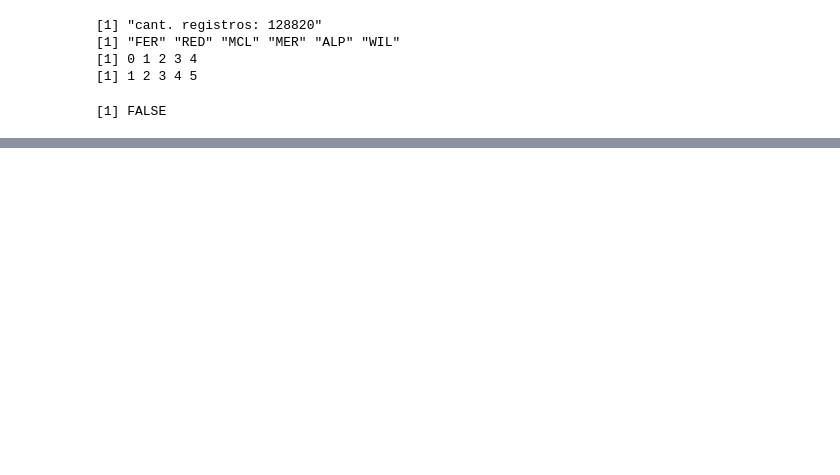
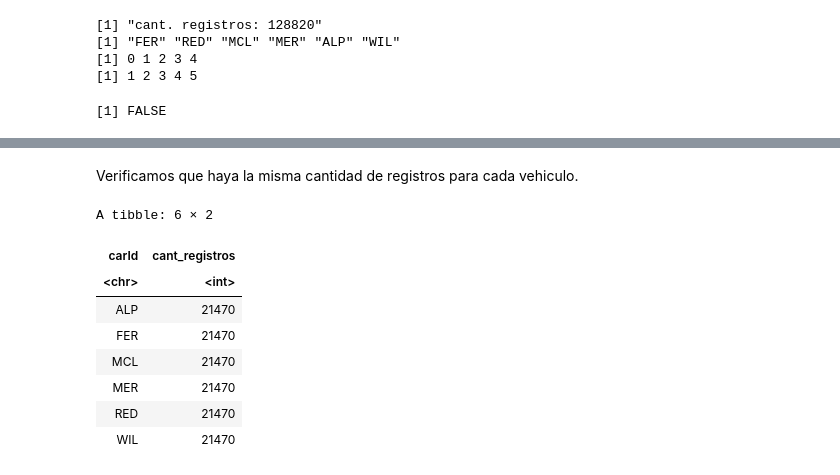
Before and after one commit to LuppeCh/F1EDA, a Jupyter notebook: Exploración_de_Datos_Trabajo_Final.ipynb, the cells around one changed output, grey strips where cells are left out. Cells and saved outputs as stored; diff of their text form; code cells hidden in the pictures; blank space fills up the shorter version.

```diff
--- a/Exploración_de_Datos_Trabajo_Final.ipynb
+++ b/Exploración_de_Datos_Trabajo_Final.ipynb
@@ -488,0 +557,18 @@ any(is.na(telemetria))
+# %% [markdown]
+Verificamos que haya la misma cantidad de registros para cada vehiculo.
+# %%
+registros_por_vehiculo <- telemetria_vueltas_invalidadas %>%
+  group_by(carId) %>%
+  summarise(cant_registros = n())
+
+registros_por_vehiculo
+# %% [output]
+A tibble: 6 × 2
+| carId | cant_registros |
+| <chr> | <int> |
+| ALP | 21470 |
+| FER | 21470 |
+| MCL | 21470 |
+| MER | 21470 |
+| RED | 21470 |
+| WIL | 21470 |
```
Also changed, not shown: parts of 21 cells of this notebook.
